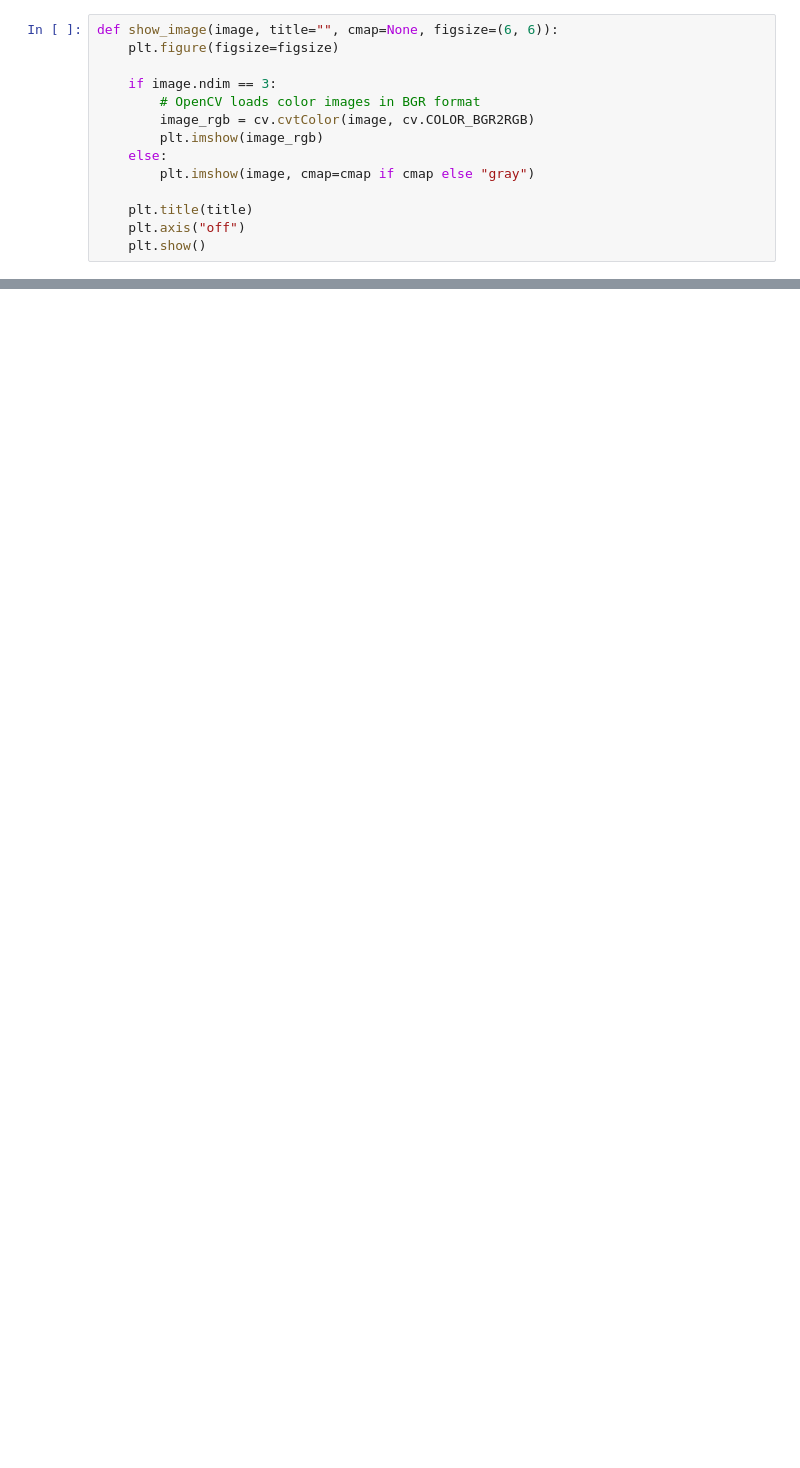
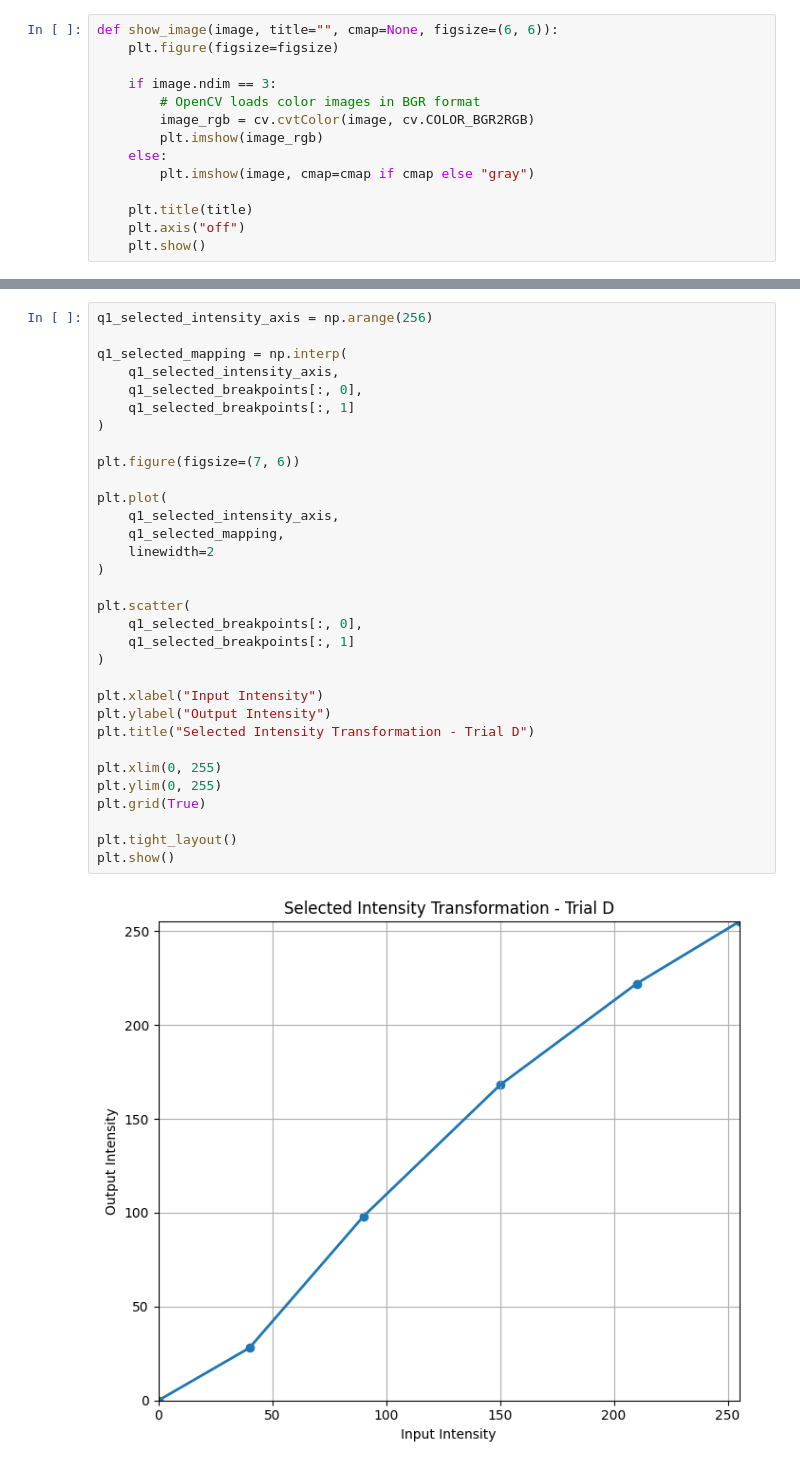
Before and after one commit to hasith2003/EN3160-Intensity-Transformations-Filtering, a Jupyter notebook: CV.ipynb, the cells around one changed output, grey strips where cells are left out. Drawn from its saved outputs; the diff is of its cells as text; blank space fills up the shorter version.

```diff
--- a/CV.ipynb
+++ b/CV.ipynb
@@ -34,0 +314,34 @@ def show_image(image, title="", cmap=None, figsize=(6, 6)):
+# %%
+q1_selected_intensity_axis = np.arange(256)
+
+q1_selected_mapping = np.interp(
+    q1_selected_intensity_axis,
+    q1_selected_breakpoints[:, 0],
+    q1_selected_breakpoints[:, 1]
+)
+
+plt.figure(figsize=(7, 6))
+
+plt.plot(
+    q1_selected_intensity_axis,
+    q1_selected_mapping,
+    linewidth=2
+)
+
+plt.scatter(
+    q1_selected_breakpoints[:, 0],
+    q1_selected_breakpoints[:, 1]
+)
+
+plt.xlabel("Input Intensity")
+plt.ylabel("Output Intensity")
+plt.title("Selected Intensity Transformation - Trial D")
+
+plt.xlim(0, 255)
+plt.ylim(0, 255)
+plt.grid(True)
+
+plt.tight_layout()
+plt.show()
+# %% [output]
+[figure, added]
```
Also changed, not shown: parts of 12 cells of this notebook.
